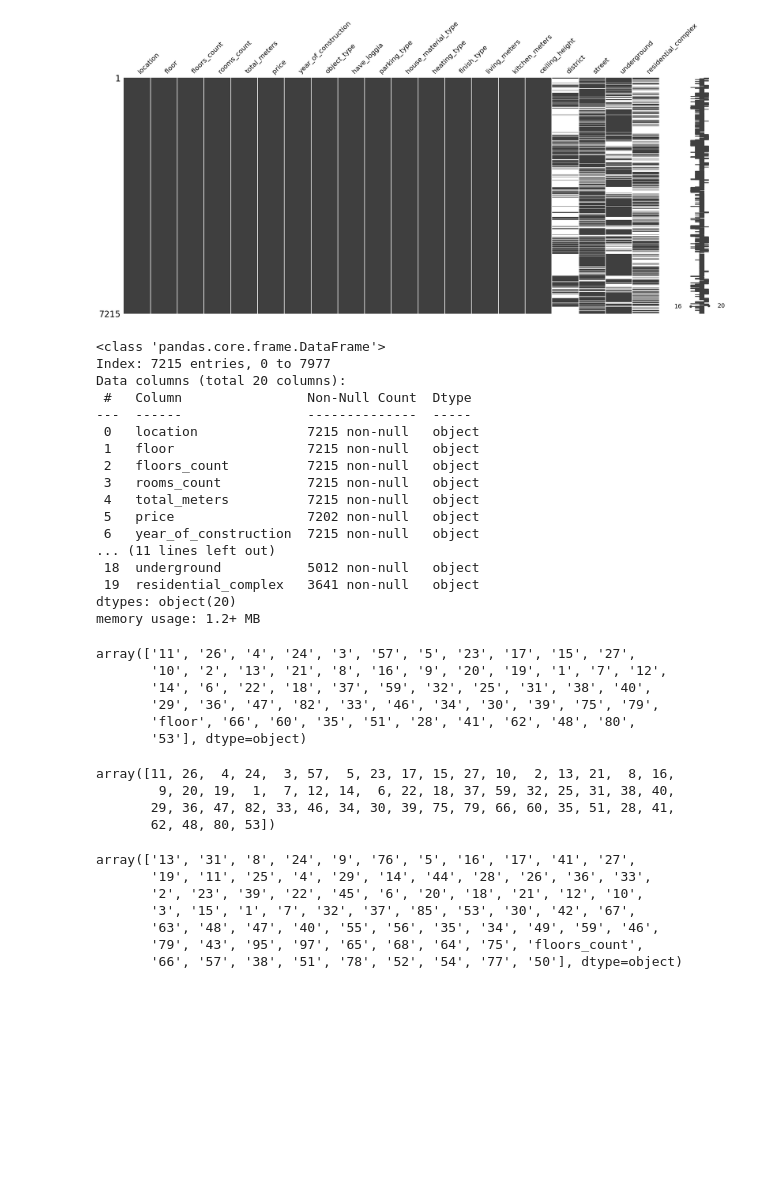
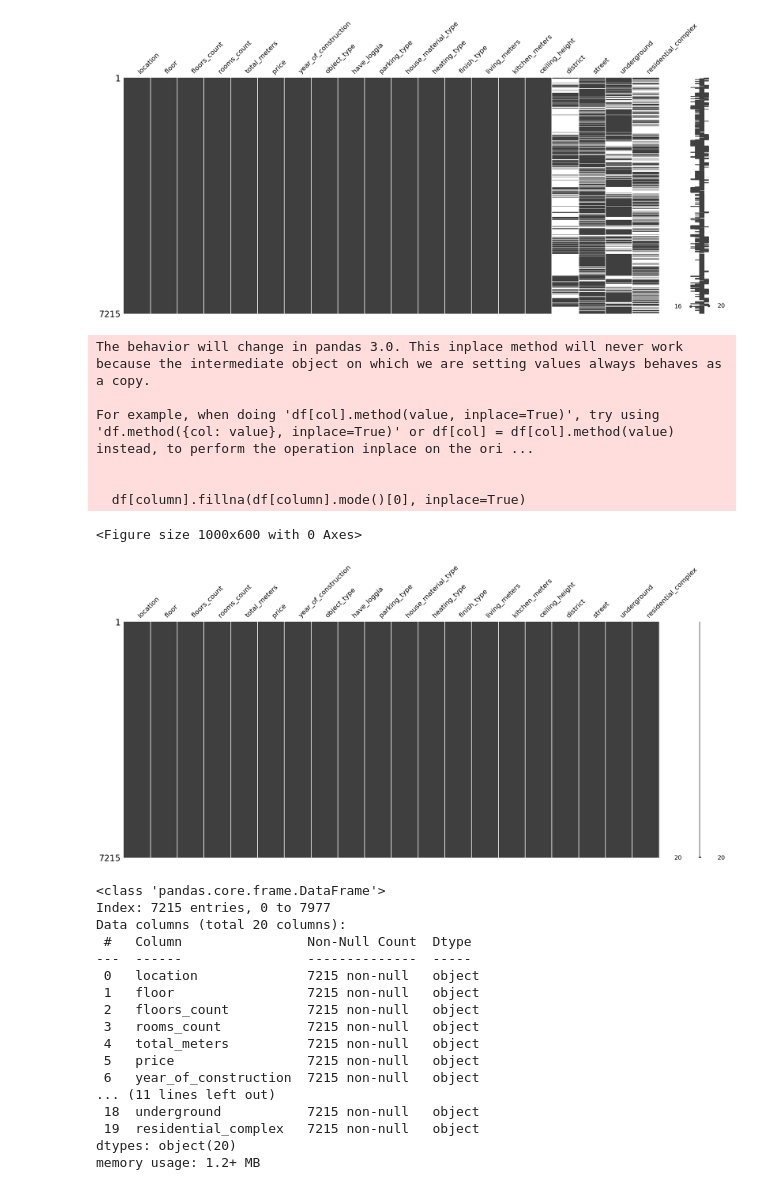
Before and after one commit to Sr123Saha/Data_analysis, a Jupyter notebook: main/test1.ipynb, the cells around one changed output. Saved outputs shown, nothing was run; the diff lists cells and outputs as text; code cells hidden in the pictures; blank space fills up the shorter version.

```diff
--- a/main/test1.ipynb
+++ b/main/test1.ipynb
@@ -38,7 +39,7 @@ plt.show()
 [figure]
 # %%
 
-df = df.dropna(thresh=3)
+df = df.dropna(thresh=5)
 # %%
 df = df.drop_duplicates()
 # %%
@@ -48,6 +49,21 @@ plt.show()
 # %% [output]
 <Figure size 1000x600 with 0 Axes>
 [figure]
+# %%
+for column in df.columns:
+    df[column].fillna(df[column].mode()[0], inplace=True)
+plt.figure(figsize=(10, 6))
+msno.matrix(df)
+plt.show()
+# %% [output]
+The behavior will change in pandas 3.0. This inplace method will never work because the intermediate object on which we are setting values always behaves as a copy.
+
+For example, when doing 'df[col].method(value, inplace=True)', try using 'df.method({col: value}, inplace=True)' or df[col] = df[col].method(value) instead, to perform the operation inplace on the ori ...
+
+
+  df[column].fillna(df[column].mode()[0], inplace=True)
+<Figure size 1000x600 with 0 Axes>
+[figure, added]
 # %%
 df.info()
 # %% [output]
@@ -61,19 +77,10 @@ Data columns (total 20 columns):
  2   floors_count          7215 non-null   object
  3   rooms_count           7215 non-null   object
  4   total_meters          7215 non-null   object
- 5   price                 7202 non-null   object
+ 5   price                 7215 non-null   object
  6   year_of_construction  7215 non-null   object
 ... (11 lines left out)
- 18  underground           5012 non-null   object
- 19  residential_complex   3641 non-null   object
+ 18  underground           7215 non-null   object
+ 19  residential_complex   7215 non-null   object
 dtypes: object(20)
 memory usage: 1.2+ MB
-# %%
-df['floor'].unique()
-# %% [output]
-array(['11', '26', '4', '24', '3', '57', '5', '23', '17', '15', '27',
-       '10', '2', '13', '21', '8', '16', '9', '20', '19', '1', '7', '12',
-       '14', '6', '22', '18', '37', '59', '32', '25', '31', '38', '40',
-       '29', '36', '47', '82', '33', '46', '34', '30', '39', '75', '79',
-       'floor', '66', '60', '35', '51', '28', '41', '62', '48', '80',
-       '53'], dtype=object)
@@ -83,17 +86,0 @@ df['floor'] = df['floor'].astype('int64')
-# %%
-df['floor'].unique()
-# %% [output]
-array([11, 26,  4, 24,  3, 57,  5, 23, 17, 15, 27, 10,  2, 13, 21,  8, 16,
-        9, 20, 19,  1,  7, 12, 14,  6, 22, 18, 37, 59, 32, 25, 31, 38, 40,
-       29, 36, 47, 82, 33, 46, 34, 30, 39, 75, 79, 66, 60, 35, 51, 28, 41,
-       62, 48, 80, 53])
-# %%
-df['floors_count'].unique()
-# %% [output]
-array(['13', '31', '8', '24', '9', '76', '5', '16', '17', '41', '27',
-       '19', '11', '25', '4', '29', '14', '44', '28', '26', '36', '33',
-       '2', '23', '39', '22', '45', '6', '20', '18', '21', '12', '10',
-       '3', '15', '1', '7', '32', '37', '85', '53', '30', '42', '67',
-       '63', '48', '47', '40', '55', '56', '35', '34', '49', '59', '46',
-       '79', '43', '95', '97', '65', '68', '64', '75', 'floors_count',
-       '66', '57', '38', '51', '78', '52', '54', '77', '50'], dtype=object)
```
Also changed, not shown: parts of 17 cells of this notebook.
